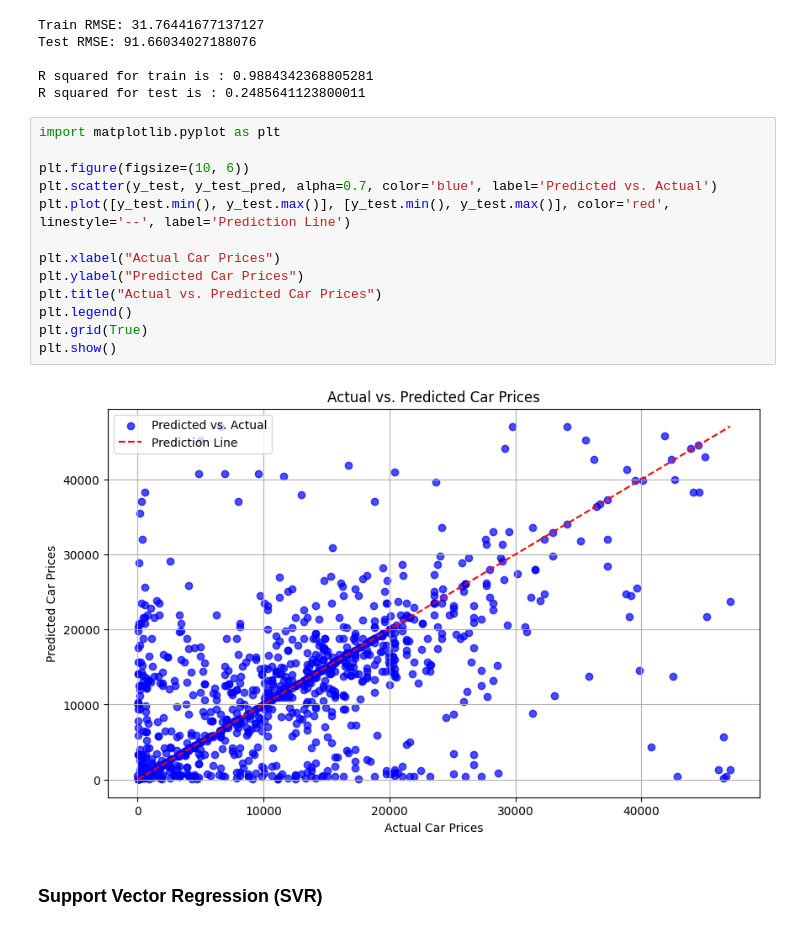
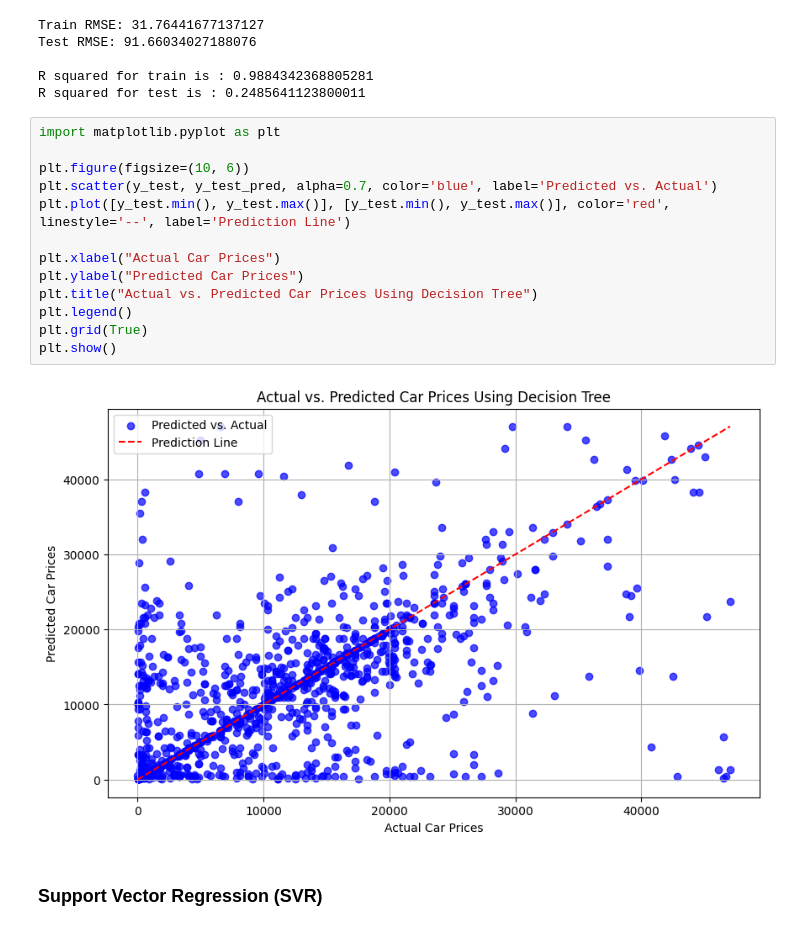
Before and after one commit to ChristianJBNB/MDA_Capstone_Project, a Jupyter notebook: Capstone_MLA.ipynb, the cells around one changed output. Saved outputs shown, nothing was run; the diff lists cells and outputs as text.

Commit message:
Added more visualizations

```diff
--- a/Capstone_MLA.ipynb
+++ b/Capstone_MLA.ipynb
@@ -326,18 +326,18 @@ R squared for test is : 0.2485641123800011
 # %%
 import matplotlib.pyplot as plt
 
 plt.figure(figsize=(10, 6))
 plt.scatter(y_test, y_test_pred, alpha=0.7, color='blue', label='Predicted vs. Actual')
 plt.plot([y_test.min(), y_test.max()], [y_test.min(), y_test.max()], color='red', linestyle='--', label='Prediction Line')
 
 plt.xlabel("Actual Car Prices")
 plt.ylabel("Predicted Car Prices")
-plt.title("Actual vs. Predicted Car Prices")
+plt.title("Actual vs. Predicted Car Prices Using Decision Tree")
 plt.legend()
 plt.grid(True)
 plt.show()
 # %% [output]
-[figure, old version]
+[figure, new version]
 # %% [markdown]
 ### Support Vector Regression (SVR)
 # %%
```
Also changed, not shown: parts of 3 cells of this notebook, 2 other files.
